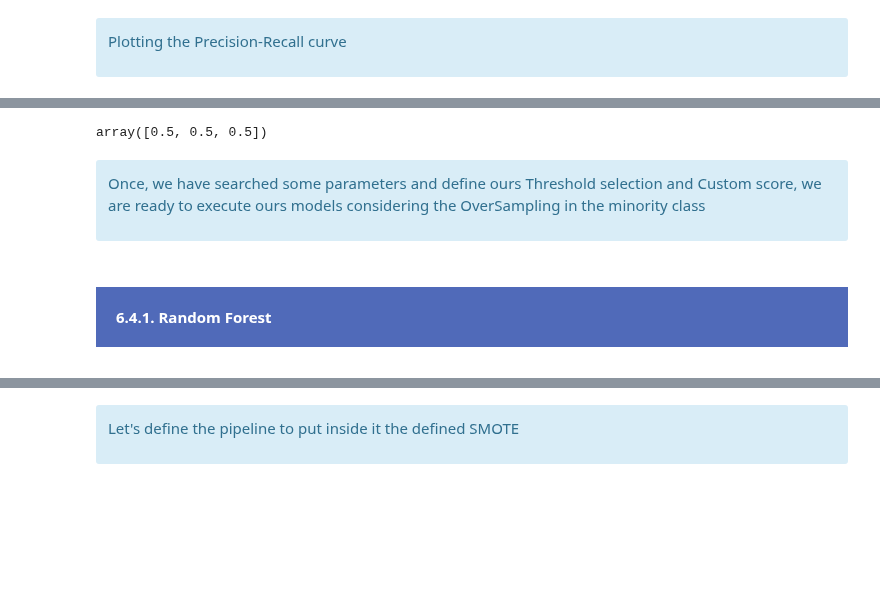
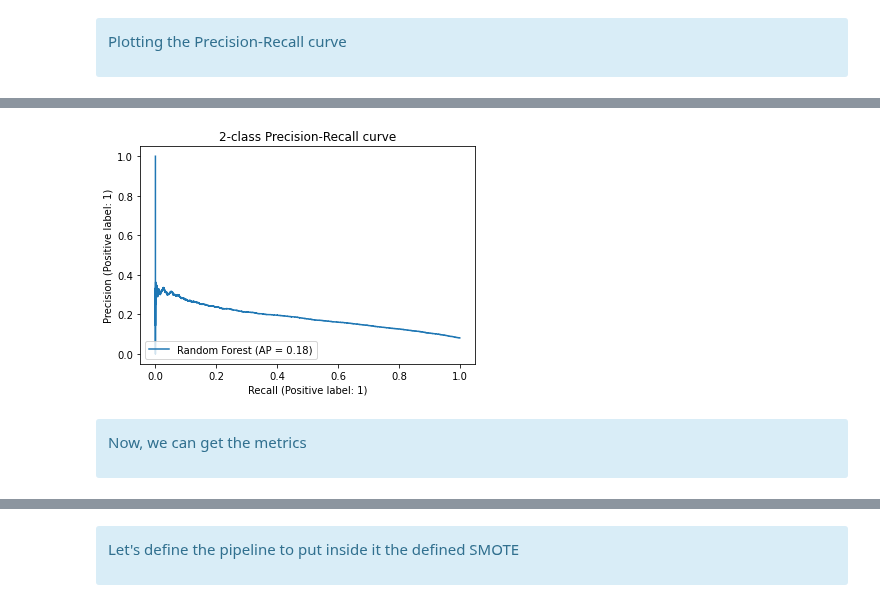
Before and after one commit to samirhinojosa/OC-P7-IMPLEMENT-A-SCORING-MODEL, a Jupyter notebook: notebooks/FINAL_notebook-modeling-aws.ipynb, the cells around one changed output, grey strips where cells are left out. Drawn from its saved outputs; the diff is of its cells as text; code cells hidden in the pictures; blank space fills up the shorter version.

Commit message:
comparison of models

```diff
--- a/notebooks/FINAL_notebook-modeling-aws.ipynb
+++ b/notebooks/FINAL_notebook-modeling-aws.ipynb
@@ -1007,2 +1015,9 @@ smote = SMOTE(random_state=42, n_jobs=-1)
+# %%
+clf_rf_os = imbpipeline(steps = [["Smote", smote],
+                                 ["Random_Forest", RandomForestClassifier(**rf_parameters,
+                                                                          random_state=42,
+                                                                          n_jobs=-1)]
+                                 ]
+                        )
 # %% [markdown]
 <div class="alert alert-block alert-info">
@@ -1010,13 +1025,17 @@ smote = SMOTE(random_state=42, n_jobs=-1)
 </div>
-# %%
-clf_rf.fit(X_train, y_train)
+# %%
+start_time_model = timeit.default_timer()
+
+clf_rf_os.fit(X_train, y_train)
+
+end_time_model =  round(timeit.default_timer() - start_time_model, 3)
 # %% [markdown]
 <div class="alert alert-block alert-info">
     <p>Making predictions and probabilities based on the best results for the model</p>
 </div>
 # %%
-y_pred = clf_rf.predict(X_test)
-y_prob = clf_rf.predict_proba(X_test)
+y_pred = clf_rf_os.predict(X_test)
+y_prob = clf_rf_os.predict_proba(X_test)
 y_prob = y_prob[:, 1]
 # %% [markdown]
 <div class="alert alert-block alert-info">
@@ -1503,12 +1089,9 @@ roc_auc_score = cross_val_score(clf_dummy, X_train, y_train, cv=stratified_kfold
-# %%
-roc_auc_score
-# %% [output]
-array([0.5, 0.5, 0.5])
-# %% [markdown]
-<div class="alert alert-block alert-info">
-    <p>Once, we have searched some parameters and define ours Threshold selection and Custom score, we are ready to execute ours models considering the OverSampling in the minority class</p>
-</div>
-# %% [markdown]
-<div style="background-color: #506AB9;" >
-    <h4 style="margin: auto; padding: 20px; color:#fff; ">6.4.1. Random Forest</h4>
-</div>
+# %%
+display = PrecisionRecallDisplay.from_predictions(y_test.ravel(), y_prob.ravel(), name="Random Forest")
+_ = display.ax_.set_title("2-class Precision-Recall curve")
+# %% [output]
+[figure, added]
+# %% [markdown]
+<div class="alert alert-block alert-info">
+    <p>Now, we can get the metrics</p>
+</div>
```
Also changed, not shown: parts of 214 cells of this notebook, 1 other file.
